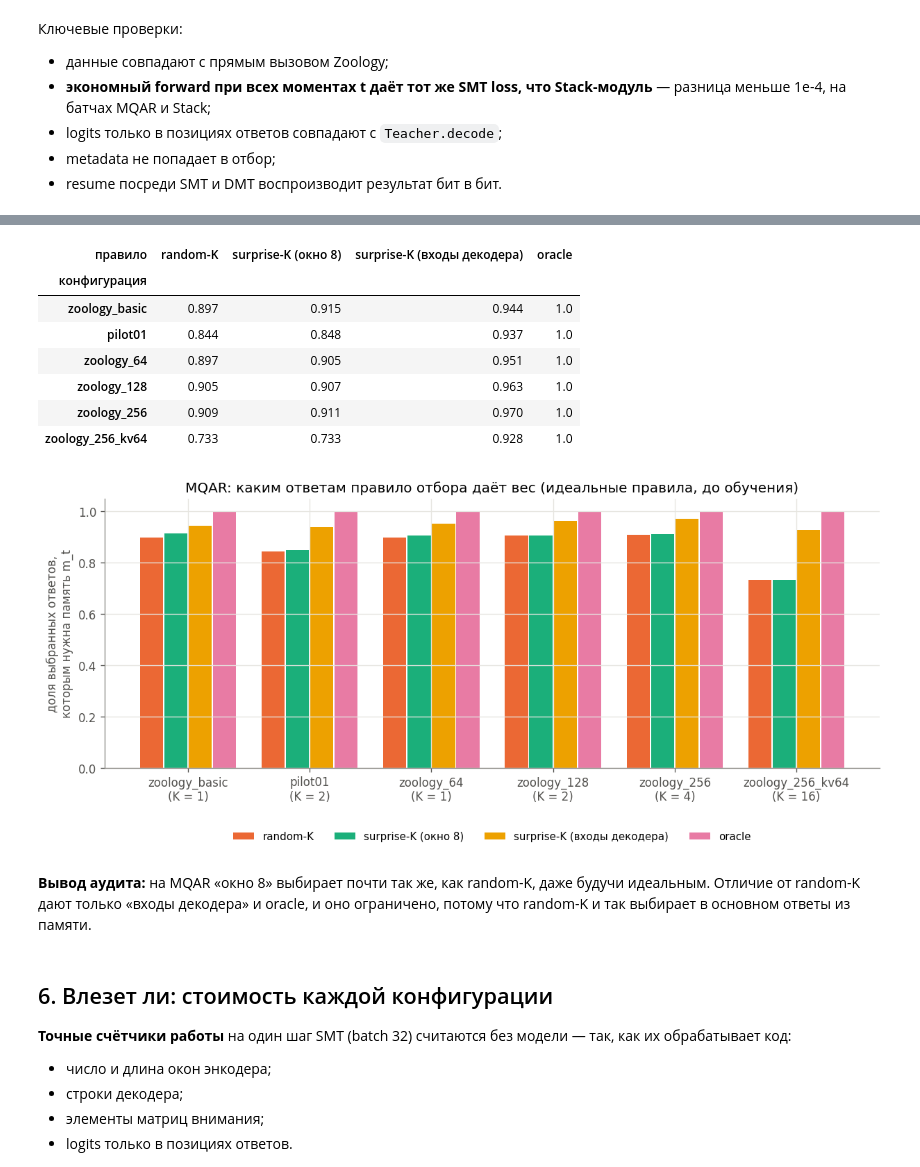
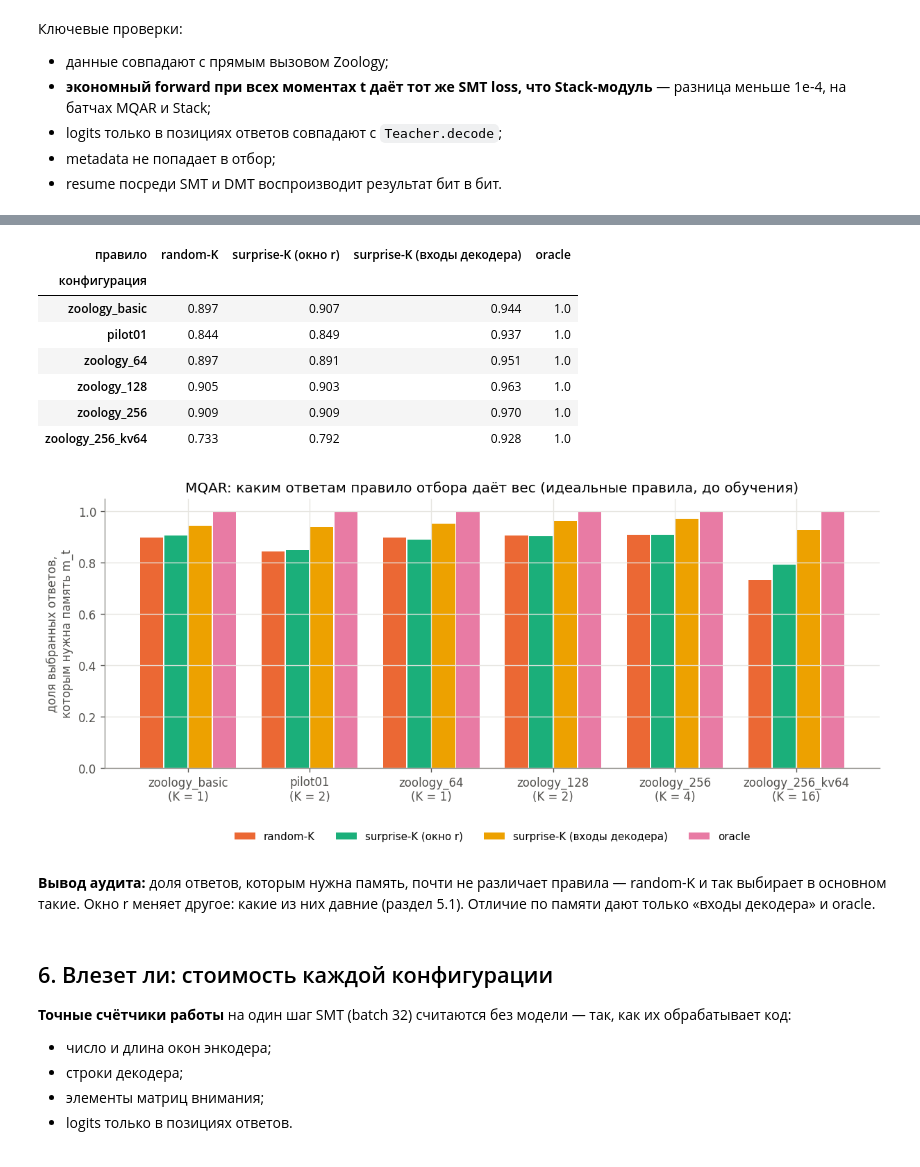
Before and after one commit to RomadovaIrina/smtMemUp, a Jupyter notebook: 03_smt_memup_mqar.ipynb, the cells around one changed output, grey strips where cells are left out. Saved outputs shown, nothing was run; the diff lists cells and outputs as text; code cells hidden in the pictures.

```diff
--- a/03_smt_memup_mqar.ipynb
+++ b/03_smt_memup_mqar.ipynb
@@ -38,7 +38,7 @@ print("code sha256: mqar", Q.code_sha256()[:16], "| stack", S.code_sha256()[:16]
 INK, MUTED = "#0b0b0b", "#52514e"
 CONFIG_COLOR = dict(zoology_basic="#2a78d6", pilot01="#eb6834", zoology_64="#1baf7a", zoology_128="#eda100",
                     zoology_256="#e87ba4", zoology_256_kv64="#008300")
-RULE_COLOR = {"random-K": "#eb6834", "surprise-K (окно 8)": "#1baf7a", "surprise-K (входы декодера)": "#eda100", "oracle": "#e87ba4"}
+RULE_COLOR = {"random-K": "#eb6834", "surprise-K (окно r)": "#1baf7a", "surprise-K (входы декодера)": "#eda100", "oracle": "#e87ba4"}
 plt.rcParams.update({"axes.spines.top": False, "axes.spines.right": False, "axes.grid": True, "grid.color": "#e6e5e0",
                      "grid.linewidth": .8, "lines.linewidth": 2, "axes.edgecolor": "#8a8984", "axes.labelcolor": MUTED,
                      "xtick.color": MUTED, "ytick.color": MUTED, "legend.frameon": False, "figure.dpi": 120,
@@ -191,0 +203,26 @@ OK  Evaluation, retention probe, idealised-detector selection audit run and are
+# %%
+sweeps = []
+for name, b in data.items():
+    t = Q.window_sweep(Q.candidate(name), b); t["конфигурация"] = name; sweeps.append(t)
+sweep = pd.concat(sweeps, ignore_index=True)
+sweep.to_csv(OUT / "table_window_sweep.csv", index=False)
+fig, ax = plt.subplots(1, 2, figsize=(14, 4.4))
+for name in Q.CANDIDATES:
+    t = sweep[sweep.конфигурация == name]; r0 = Q.candidate(name).local_window
+    ax[0].plot(t.r, t.pair_visible, marker="o", ms=4, color=CONFIG_COLOR[name], label=f"{name}: r = {r0}")
+    ax[0].plot([r0], [float(t[t.r == r0].pair_visible.iloc[0])], marker="o", ms=11, mfc="none", mec=CONFIG_COLOR[name], mew=2)
+    ax[1].plot(t.r, t.lift, marker="o", ms=4, color=CONFIG_COLOR[name])
+    ax[1].plot([r0], [float(t[t.r == r0].lift.iloc[0])], marker="o", ms=11, mfc="none", mec=CONFIG_COLOR[name], mew=2)
+ax[0].axhline(.5, color=MUTED, ls="--", lw=1); ax[0].axvline(8, color=MUTED, ls=":", lw=1)
+ax[0].text(8.5, .03, "r = 8 (из Stack)", color=MUTED, fontsize=8.5)
+ax[0].set(xscale="log", xlabel="r — длина окна, токенов (лог.)", ylabel="доля ответов, чья пара видна окну",
+          title="Сколько ответов окно «знает» без памяти", ylim=(0, 1.02))
+ax[0].set_xticks([4, 8, 16, 32, 64, 128, 256], ["4", "8", "16", "32", "64", "128", "256"])
+ax[0].legend(fontsize=8.5, loc="upper left")
+ax[1].axhline(1, color=MUTED, lw=1); ax[1].axvline(8, color=MUTED, ls=":", lw=1)
+ax[1].set(xscale="log", xlabel="r — длина окна, токенов (лог.)",
+          ylabel="во сколько раз чаще random-K\nвыбирается дальний ответ", title="Насколько surprise-K отличается от random-K (идеальный детектор)")
+ax[1].set_xticks([4, 8, 16, 32, 64, 128, 256], ["4", "8", "16", "32", "64", "128", "256"])
+fig.suptitle("Выбор окна для MQAR: обведено значение по правилу «пара видна хотя бы у половины ответов»", x=.01, y=1.02, ha="left", fontsize=11)
+save(fig, "fig2b_window")
+display(sweep.pivot(index="r", columns="конфигурация", values="pair_visible").round(2))
@@ -192,38 +245,38 @@ OK  Evaluation, retention probe, idealised-detector selection audit run and are
 # %%
 sel_rows = []
 for name, b in data.items():
     c = Q.candidate(name)
     sel = S.selection_audit(S.slice_batch(b, 0, 64), c, {"window": Q.IdealWindow(c), "context": Q.IdealContext(c)}, CPU)
     sel["конфигурация"] = name; sel["K"] = c.K
     sel_rows.append(sel[sel.anchors == "all anchors"])
 selection = pd.concat(sel_rows, ignore_index=True)
 selection.to_csv(OUT / "table_selection_audit_ideal.csv", index=False)
-rule_name = {"random_k (exact expectation)": "random-K", "surprise_k": "surprise-K (окно 8)",
+rule_name = {"random_k (exact expectation)": "random-K", "surprise_k": "surprise-K (окно r)",
              "surprise_ctx_k": "surprise-K (входы декодера)", "oracle_prefix_k": "oracle"}
 tab = selection[selection.rule.isin(rule_name)].assign(правило=lambda d: d.rule.map(rule_name))
 pivot = tab.pivot(index="конфигурация", columns="правило", values="memory_dependent").reindex(list(Q.CANDIDATES))[list(rule_name.values())]
 display(pivot.round(3))
 fig, ax = plt.subplots(figsize=(12, 4.2))
 x = np.arange(len(pivot)); wdt = .2
 for i, rn in enumerate(pivot.columns):
     ax.bar(x + (i - 1.5) * wdt, pivot[rn], wdt * .95, color=RULE_COLOR[rn], label=rn)
 ax.set_xticks(x, [f"{n}\n(K = {Q.candidate(n).K})" for n in pivot.index])
 ax.set(ylim=(0, 1.05), ylabel="доля выбранных ответов,\nкоторым нужна память m_t",
        title="MQAR: каким ответам правило отбора даёт вес (идеальные правила, до обучения)")
 ax.legend(fontsize=9, loc="upper center", bbox_to_anchor=(.5, -.2), ncol=4)
 save(fig, "fig2_selection")
 # %% [output]
-| правило | random-K | surprise-K (окно 8) | surprise-K (входы декодера) | oracle |
+| правило | random-K | surprise-K (окно r) | surprise-K (входы декодера) | oracle |
 | конфигурация |  |  |  |  |
-| zoology_basic | 0.897 | 0.915 | 0.944 | 1.0 |
-| pilot01 | 0.844 | 0.848 | 0.937 | 1.0 |
-| zoology_64 | 0.897 | 0.905 | 0.951 | 1.0 |
-| zoology_128 | 0.905 | 0.907 | 0.963 | 1.0 |
-| zoology_256 | 0.909 | 0.911 | 0.970 | 1.0 |
-| zoology_256_kv64 | 0.733 | 0.733 | 0.928 | 1.0 |
+| zoology_basic | 0.897 | 0.907 | 0.944 | 1.0 |
+| pilot01 | 0.844 | 0.849 | 0.937 | 1.0 |
+| zoology_64 | 0.897 | 0.891 | 0.951 | 1.0 |
+| zoology_128 | 0.905 | 0.903 | 0.963 | 1.0 |
+| zoology_256 | 0.909 | 0.909 | 0.970 | 1.0 |
+| zoology_256_kv64 | 0.733 | 0.792 | 0.928 | 1.0 |
-[figure, old version]
+[figure, new version]
-# %% [markdown]
-**Вывод аудита:** на MQAR «окно 8» выбирает почти так же, как random-K, даже будучи идеальным. Отличие от random-K дают только «входы декодера» и oracle, и оно ограничено, потому что random-K и так выбирает в основном ответы из памяти.
+# %% [markdown]
+**Вывод аудита:** доля ответов, которым нужна память, почти не различает правила — random-K и так выбирает в основном такие. Окно r меняет другое: какие из них давние (раздел 5.1). Отличие по памяти дают только «входы декодера» и oracle.
 # %% [markdown]
 ## 6. Влезет ли: стоимость каждой конфигурации
 
```
Also changed, not shown: parts of 10 cells of this notebook, 10 other files.
